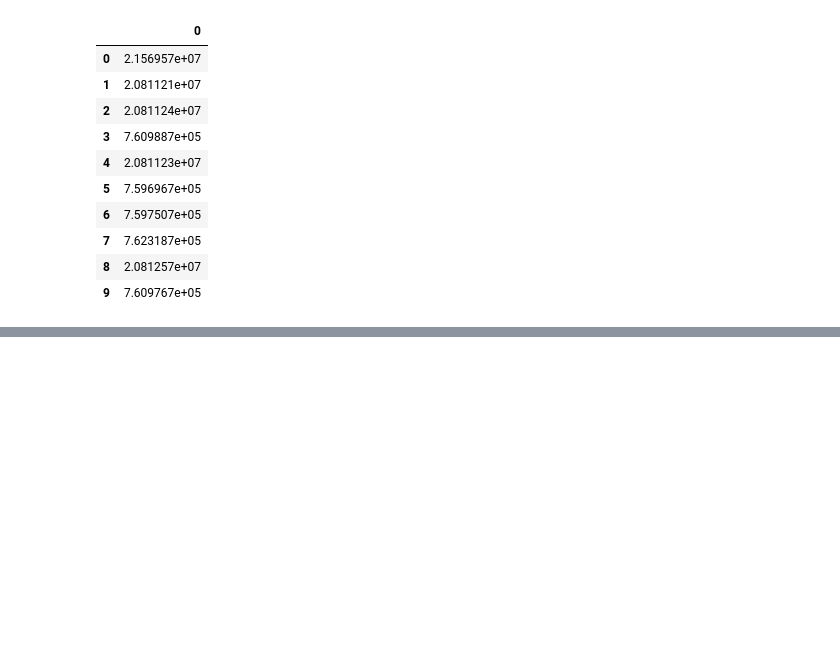
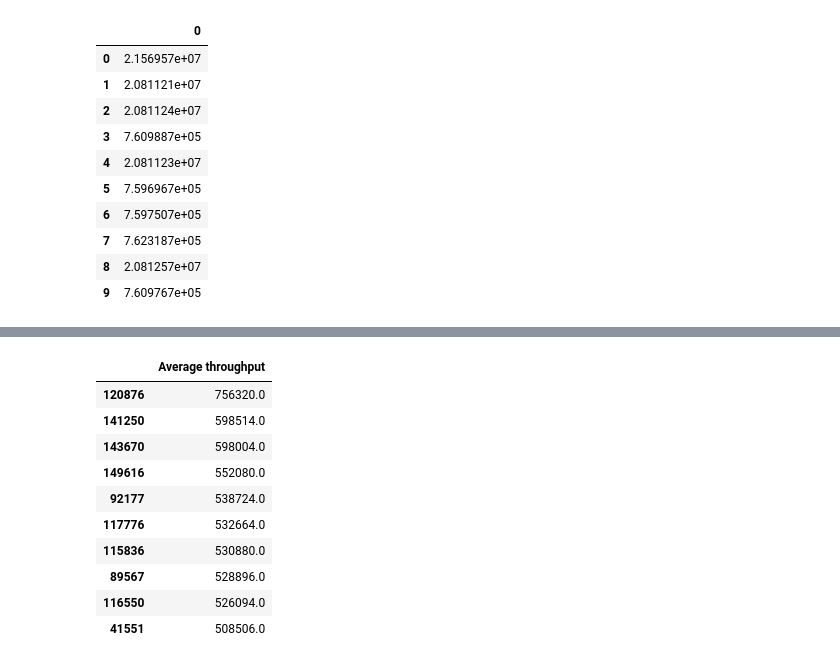
Before and after one commit to kebishaa/telecom-user-analytics, a Jupyter notebook: notebooks/experience Analysis.ipynb, the cells around one changed output, grey strips where cells are left out. Drawn from its saved outputs; the diff is of its cells as text; code cells hidden in the pictures; blank space fills up the shorter version.

```diff
--- a/notebooks/experience Analysis.ipynb
+++ b/notebooks/experience Analysis.ipynb
@@ -375,0 +439,17 @@ RTT values in the dataset.
+# %%
+#getting the top 10 avg throughput values and saving to csv
+top10avgT=df_expNew['Average throughput'].head(10)
+top10avgT.to_csv("../data/top10avgThroughput.csv",index=False)
+top10avgT.to_frame()
+# %% [output]
+|  | Average throughput |
+| 120876 | 756320.0 |
+| 141250 | 598514.0 |
+| 143670 | 598004.0 |
+| 149616 | 552080.0 |
+| 92177 | 538724.0 |
+| 117776 | 532664.0 |
+| 115836 | 530880.0 |
+| 89567 | 528896.0 |
+| 116550 | 526094.0 |
+| 41551 | 508506.0 |
```
Also changed, not shown: parts of 9 cells of this notebook.
